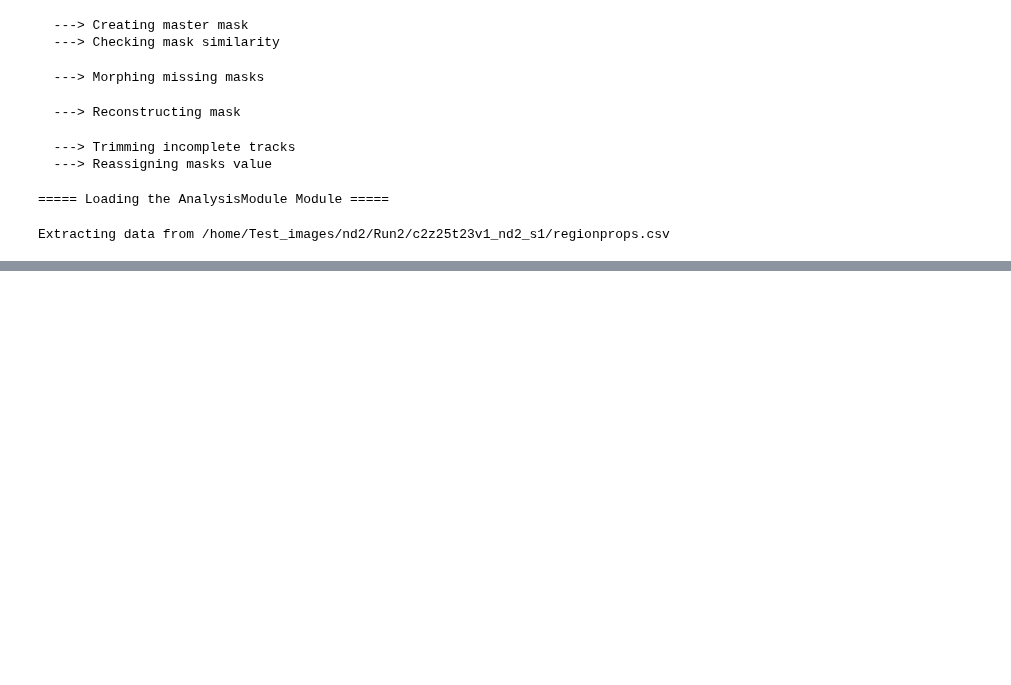
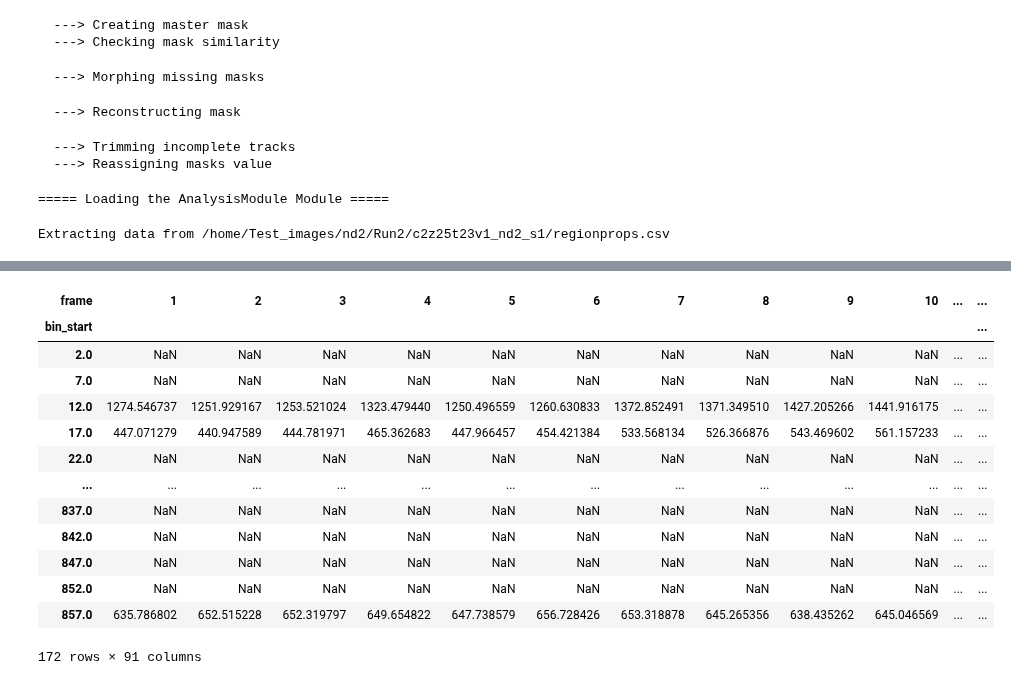
Before and after one commit to BennyGinger/ImageAnalysis_pipeline, a Jupyter notebook: play.ipynb, the cells around one changed output, grey strips where cells are left out. Drawn from its saved outputs; the diff is of its cells as text; code cells hidden in the pictures; blank space fills up the shorter version.

```diff
--- a/play.ipynb
+++ b/play.ipynb
@@ -2013,0 +818,21 @@ Extracting data from /home/Test_images/nd2/Run2/c2z25t23v1_nd2_s1/regionprops.cs
+# %%
+bin_df = cont.groupby(['frame','bin']).mean().reset_index().pivot(index='frame',columns='bin',values='intensity_mean_YFP').T
+for idx in bin_df.index:
+    bin_df.loc[idx,'bin_start'] = int(idx.left)
+bin_df.set_index('bin_start',inplace=True)
+bin_df
+# %% [output]
+| frame | 1 | 2 | 3 | 4 | 5 | 6 | 7 | 8 | 9 | 10 | ... | ... |
+| bin_start |  |  |  |  |  |  |  |  |  |  |  | ... |
+| 2.0 | NaN | NaN | NaN | NaN | NaN | NaN | NaN | NaN | NaN | NaN | ... | ... |
+| 7.0 | NaN | NaN | NaN | NaN | NaN | NaN | NaN | NaN | NaN | NaN | ... | ... |
+| 12.0 | 1274.546737 | 1251.929167 | 1253.521024 | 1323.479440 | 1250.496559 | 1260.630833 | 1372.852491 | 1371.349510 | 1427.205266 | 1441.916175 | ... | ... |
+| 17.0 | 447.071279 | 440.947589 | 444.781971 | 465.362683 | 447.966457 | 454.421384 | 533.568134 | 526.366876 | 543.469602 | 561.157233 | ... | ... |
+| 22.0 | NaN | NaN | NaN | NaN | NaN | NaN | NaN | NaN | NaN | NaN | ... | ... |
+| ... | ... | ... | ... | ... | ... | ... | ... | ... | ... | ... | ... | ... |
+| 837.0 | NaN | NaN | NaN | NaN | NaN | NaN | NaN | NaN | NaN | NaN | ... | ... |
+| 842.0 | NaN | NaN | NaN | NaN | NaN | NaN | NaN | NaN | NaN | NaN | ... | ... |
+| 847.0 | NaN | NaN | NaN | NaN | NaN | NaN | NaN | NaN | NaN | NaN | ... | ... |
+| 852.0 | NaN | NaN | NaN | NaN | NaN | NaN | NaN | NaN | NaN | NaN | ... | ... |
+| 857.0 | 635.786802 | 652.515228 | 652.319797 | 649.654822 | 647.738579 | 656.728426 | 653.318878 | 645.265356 | 638.435262 | 645.046569 | ... | ... |
+172 rows × 91 columns
```
Also changed, not shown: parts of 65 cells of this notebook, 5 other files.
